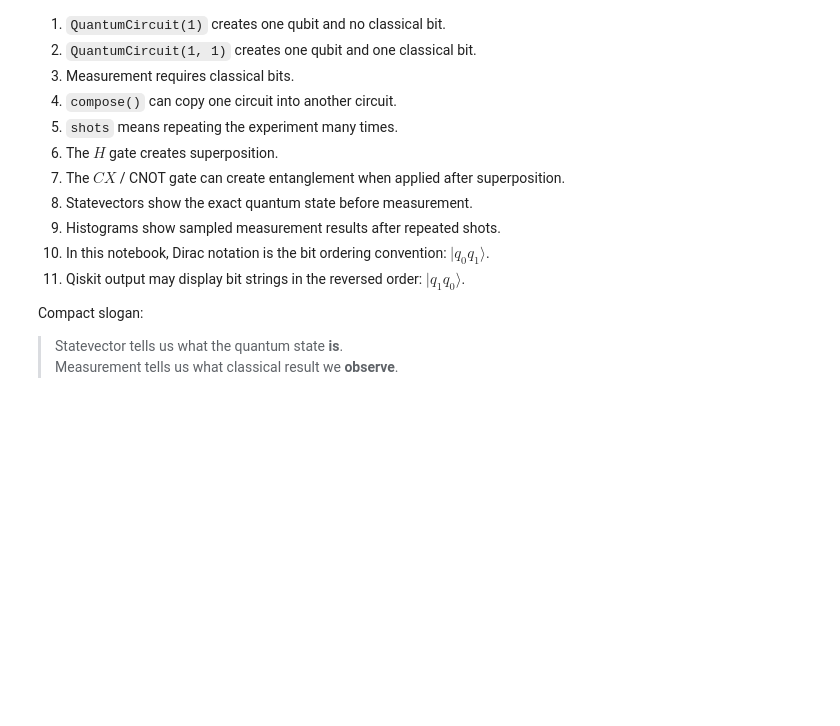
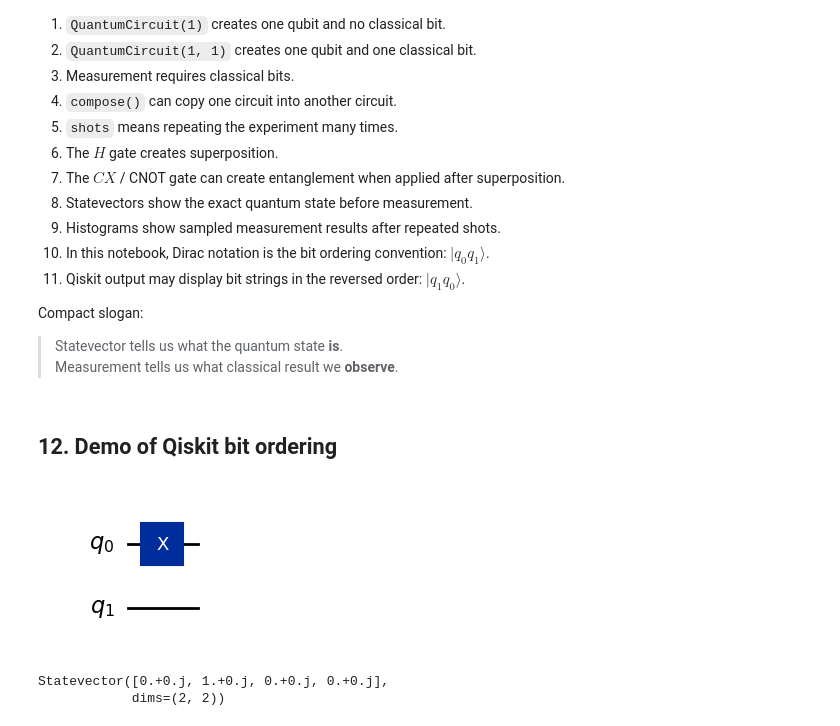
Before and after one commit to QuPepe/qc, a Jupyter notebook: exercise1.ipynb, the cells around one changed output. Cells and saved outputs as stored; diff of their text form; code cells hidden in the pictures; blank space fills up the shorter version.

```diff
--- a/exercise1.ipynb
+++ b/exercise1.ipynb
@@ -1117,3 +1118,22 @@ Compact slogan:
 
 > Statevector tells us what the quantum state **is**.
 > Measurement tells us what classical result we **observe**.
+# %% [markdown]
+## 12. Demo of Qiskit bit ordering
+# %%
+# Create a circuit with 2 qubits and no classical bits first.
+qc = QuantumCircuit(2)
+
+# Set ONLY q0 = 1, Dirac notation: |10⟩.
+qc.x(0)
+
+qc.draw("mpl")
+# %% [output]
+[figure, added]
+# %%
+# Inspect the exact two-qubit state before measurement.
+state = get_statevector(qc)
+print(state)
+# %% [output]
+Statevector([0.+0.j, 1.+0.j, 0.+0.j, 0.+0.j],
+            dims=(2, 2))
```
Also changed, not shown: parts of 9 cells of this notebook, 2 other files.
